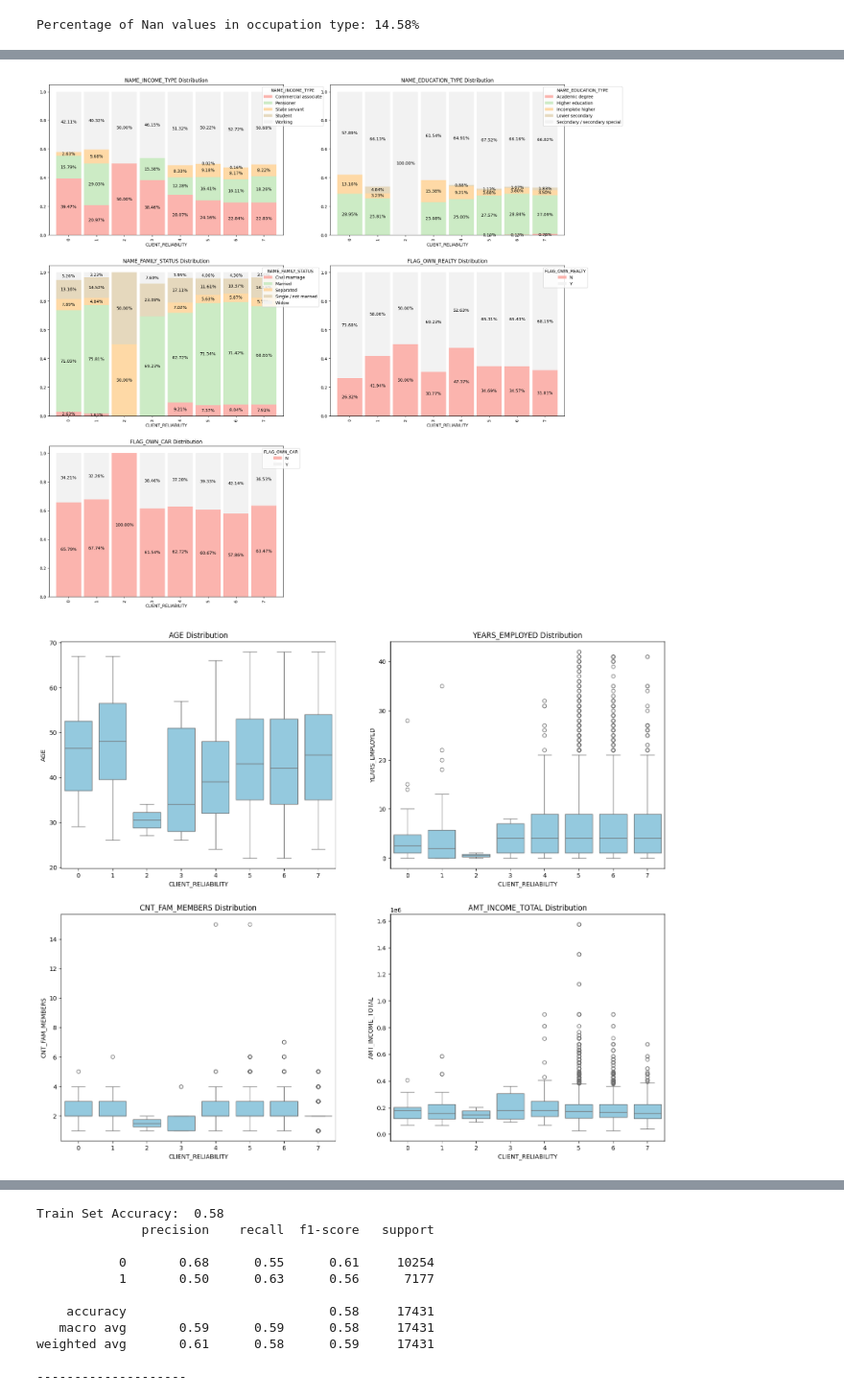
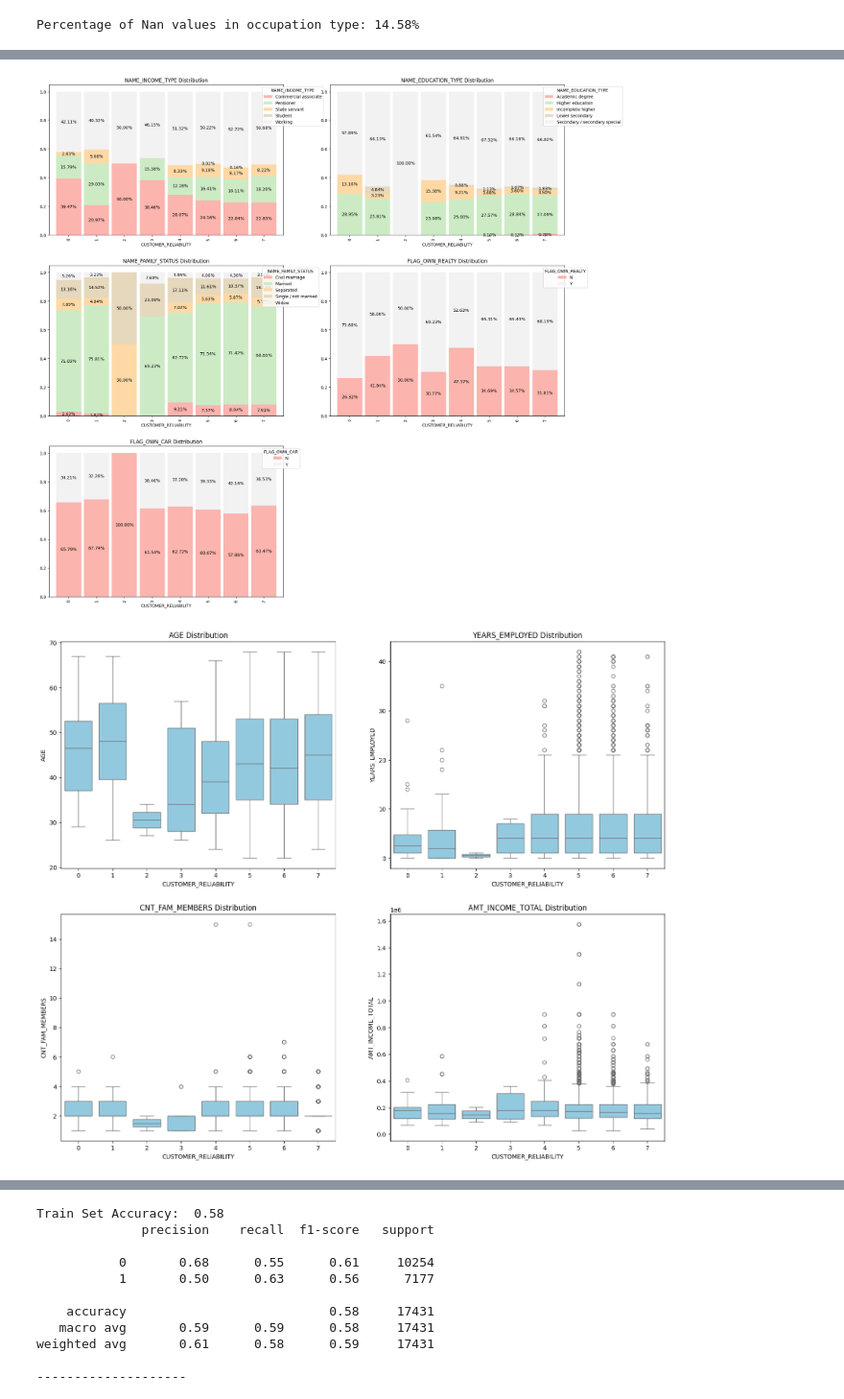
Before and after one commit to EnricoMiche1210760/prediction-of-creditworthiness-for-credit-card-issuance, a Jupyter notebook: src/main.ipynb, the cells around one changed output, grey strips where cells are left out. Shown at 96% size. Drawn from its saved outputs; the diff is of its cells as text; code cells hidden in the pictures.

```diff
--- a/src/main.ipynb
+++ b/src/main.ipynb
@@ -263,12 +263,12 @@ round(approved_applications[["AMT_INCOME_TOTAL", "AGE", "YEARS_EMPLOYED", "CNT_F
 | max | 1575000.00 | 68.00 | 42.00 | 15.00 |
 # %%
 ids = approved_applications['ID'].unique()
-clients_creditworthiness = { "CLIENT_RELIABILITY": [], "BAD_CLIENT": []}
+clients_creditworthiness = { "CUSTOMER_RELIABILITY": [], "BAD_CUSTOMER": []}
 
 for id in ids:
     client=Client(id, approved_applications[(approved_applications['ID'] == id).drop(columns=['ID'])], credit_df[(credit_df['ID'] == id).drop(columns=['ID'])])
-    clients_creditworthiness["CLIENT_RELIABILITY"].append(client.get_reliability())
-    clients_creditworthiness["BAD_CLIENT"].append(client.get_bad_client())
+    clients_creditworthiness["CUSTOMER_RELIABILITY"].append(client.get_reliability())
+    clients_creditworthiness["BAD_CUSTOMER"].append(client.get_bad_client())
 
 approved_applications = approved_applications.join(pd.DataFrame(clients_creditworthiness))
 # %%
@@ -325,7 +325,7 @@ approved_applications = approved_applications.drop(columns=["OCCUPATION_TYPE"])
 columns_of_interest = ['NAME_INCOME_TYPE', 'NAME_EDUCATION_TYPE', 'NAME_FAMILY_STATUS', 'FLAG_OWN_REALTY', 'FLAG_OWN_CAR']
 cross_tab = []
 for column in columns_of_interest:
-    cross_tab.append(pd.crosstab(approved_applications['CLIENT_RELIABILITY'], approved_applications[column]))
+    cross_tab.append(pd.crosstab(approved_applications['CUSTOMER_RELIABILITY'], approved_applications[column]))
     display(cross_tab[-1])
 # %% [output]
 | NAME_INCOME_TYPE | Commercial associate | Pensioner | State servant | Student | Working |
@@ -381,30 +381,30 @@ for column in columns_of_interest:
 # %%
 subplot = 0
 axes = []
 fig, axes = plt.subplots(3,2, figsize=(22, 22))
 for column in columns_of_interest:
-    cross_tab = pd.crosstab(approved_applications['CLIENT_RELIABILITY'], approved_applications[column])
+    cross_tab = pd.crosstab(approved_applications['CUSTOMER_RELIABILITY'], approved_applications[column])
     cross_tab = cross_tab.div(cross_tab.sum(axis=1), axis=0)
     cross_tab_plot = cross_tab.plot(kind='bar', stacked=True, width=0.9, ax=axes[int(subplot/2)][subplot%2], colormap='Pastel1')
     axes[int(subplot/2)][subplot%2].legend(title=column, bbox_to_anchor=(0.9, 1), loc='upper left')
     show_percentage(cross_tab_plot, cross_tab)
     plt.xlabel('Reliability Score')
     plt.ylabel('Percentage')
     axes[int(subplot/2)][subplot%2].set_title(column + ' Distribution')
     subplot += 1
 axes[-1, -1].axis('off')
 plt.show()
 # %% [output]
-[figure, old version]
+[figure, new version]
 # %%
 numerical_columns = ['AGE', 'YEARS_EMPLOYED', 'CNT_FAM_MEMBERS', 'AMT_INCOME_TOTAL']
 fig, axes = plt.subplots(2, 2, figsize=(18, 15))
 for i, column in enumerate(numerical_columns):
-    sns.boxplot(x='CLIENT_RELIABILITY', y=column, data=approved_applications, ax=axes[int(i/2)][i%2], color='skyblue')
+    sns.boxplot(x='CUSTOMER_RELIABILITY', y=column, data=approved_applications, ax=axes[int(i/2)][i%2], color='skyblue')
     axes[int(i/2)][i%2].set_title(column + ' Distribution')
 plt.show()
 # %% [output]
-[figure, old version]
+[figure, new version]
 # %%
 fig, axes = plt.subplots(2, 2, figsize=(18, 12))
 for i, column in enumerate(numerical_columns):
```
Also changed, not shown: parts of 15 cells of this notebook, 1 other file.
